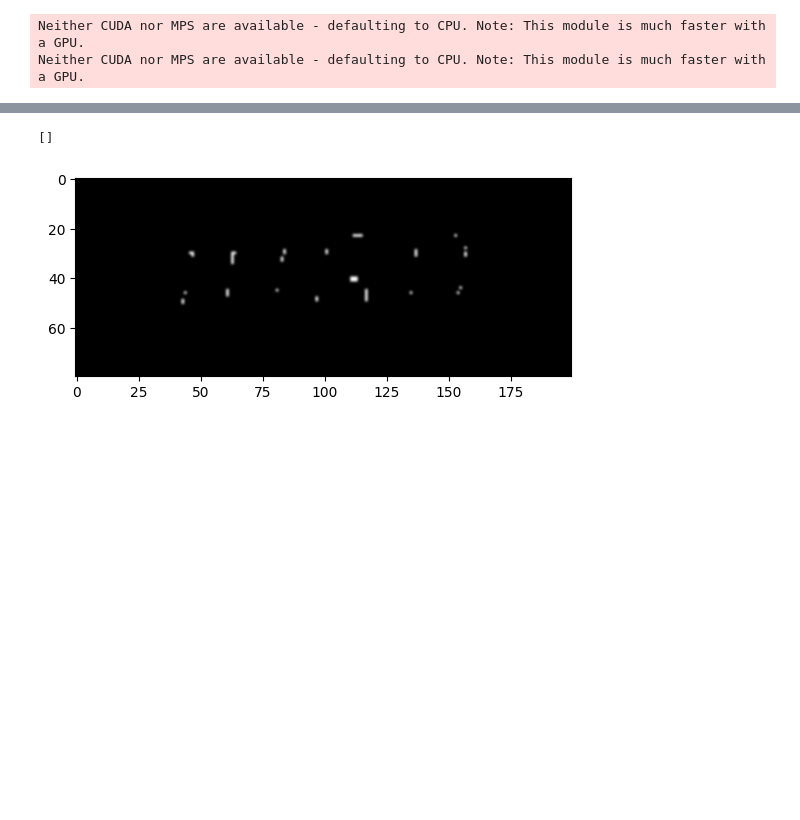
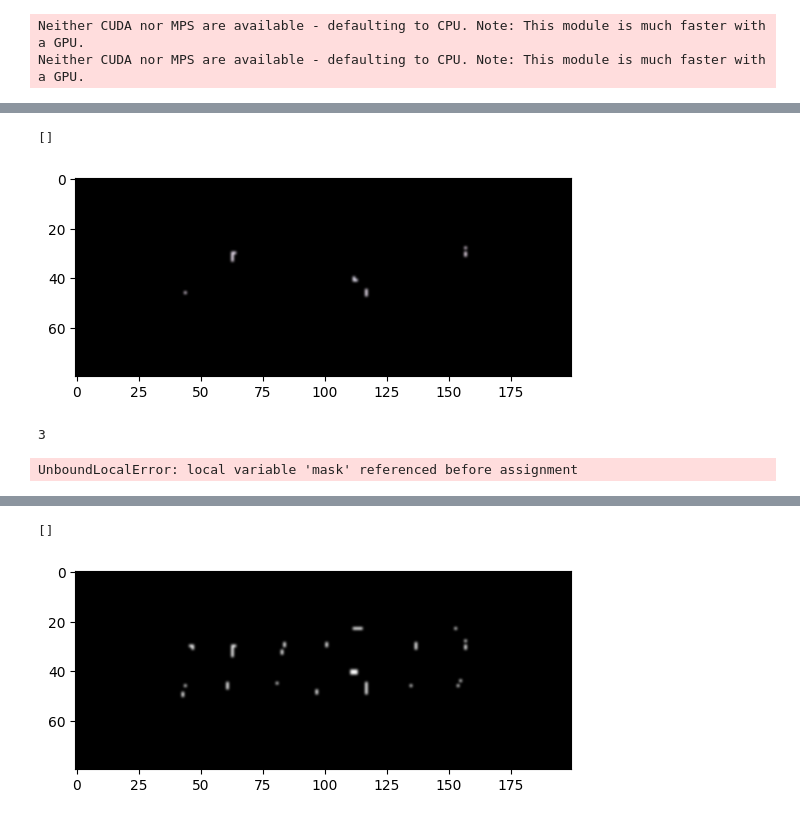
Before and after one commit to Jliporace/reading-kiln-termostat, a Jupyter notebook: notebooks/Untitled.ipynb, the cells around one changed output, grey strips where cells are left out. Drawn from its saved outputs; the diff is of its cells as text; code cells hidden in the pictures; blank space fills up the shorter version.

```diff
--- a/notebooks/Untitled.ipynb
+++ b/notebooks/Untitled.ipynb
@@ -23,0 +95,16 @@ Neither CUDA nor MPS are available - defaulting to CPU. Note: This module is muc
+# %%
+masked = white_mask(cv2.imread(red0), [235, 235, 235])
+plt.imshow(masked, cmap = 'gray', interpolation = 'bicubic')
+
+reader.readtext(masked, allowlist='0123456789', paragraph = True)
+# %% [output]
+[]
+[figure, added]
+# %%
+len(cv2.imread(whiteb).shape)
+# %% [output]
+3
+# %%
+self.prep.grey_mask(image, lower_threshold = 235)
+# %% [output]
+UnboundLocalError: local variable 'mask' referenced before assignment
```
Also changed, not shown: parts of 8 cells of this notebook, 3 other files.
